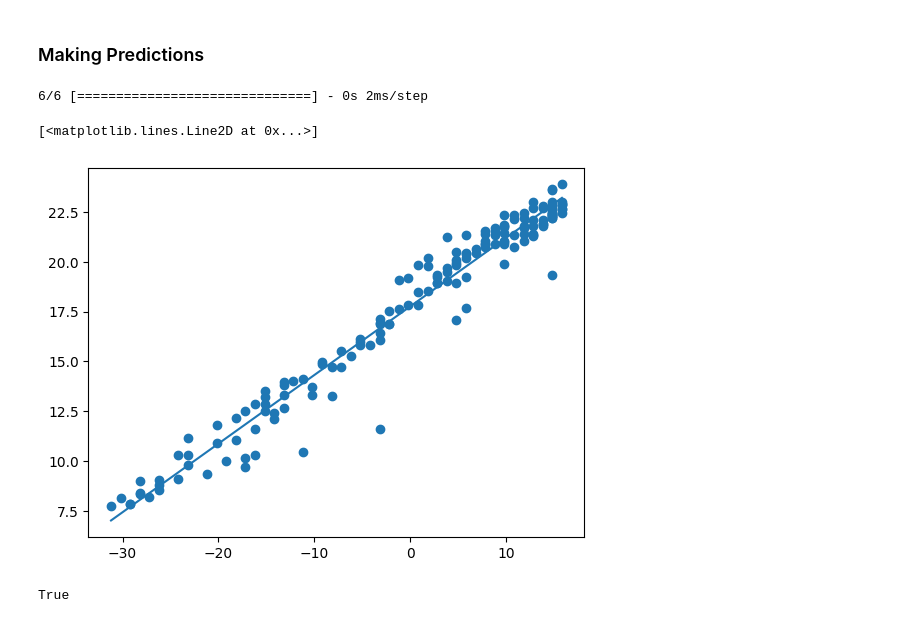
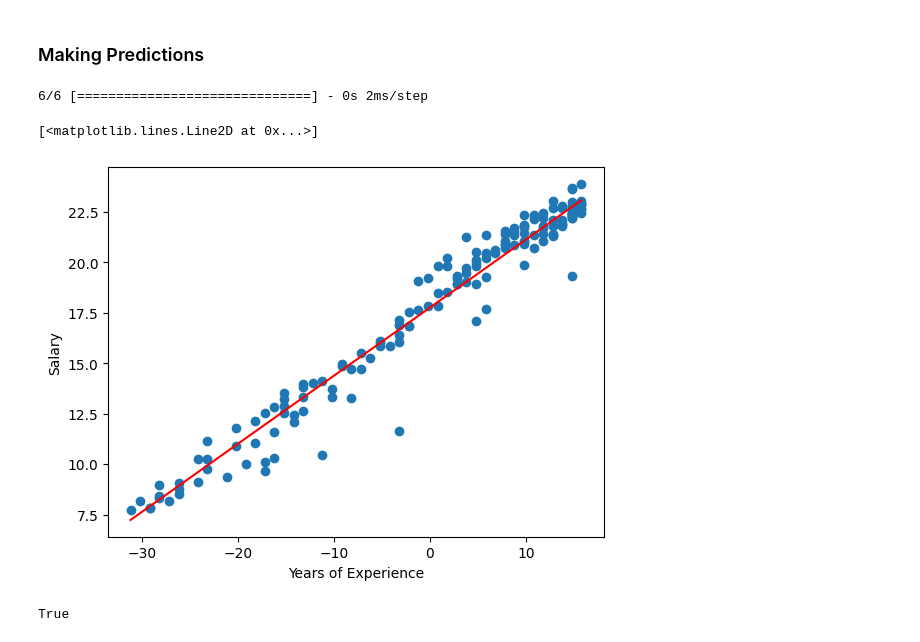
Before and after one commit to MYTE21/AI.Ultron, a Jupyter notebook: Deep Learning Sentries/Linear Regression.ipynb, the cells around one changed output. Cells and saved outputs as stored; diff of their text form; code cells hidden in the pictures.

```diff
--- a/Deep Learning Sentries/Linear Regression.ipynb
+++ b/Deep Learning Sentries/Linear Regression.ipynb
@@ -107,12 +107,14 @@ Time to double:  2.0286295205239204
 # %%
 # Make sure the line fits our data
 yhat = model.predict(X).flatten()
 plt.scatter(X, y)
-plt.plot(X, yhat)
+plt.xlabel('Years of Experience')
+plt.ylabel('Salary')
+plt.plot(X, yhat, color = "red")
 # %% [output]
 6/6 [==============================] - 0s 2ms/step
 [<matplotlib.lines.Line2D at 0x...>]
-[figure, old version]
+[figure, new version]
 # %%
 # ! Manual Calculation [Revisit this section for better understanding.]
 
```
Also changed, not shown: parts of 4 cells of this notebook, 2 other files.
